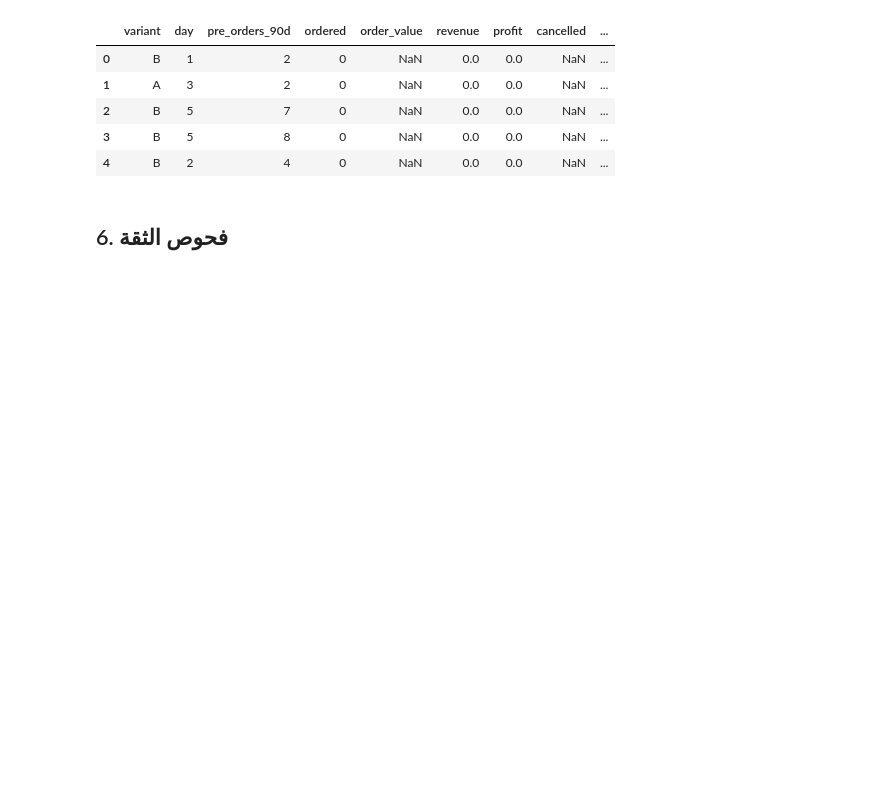
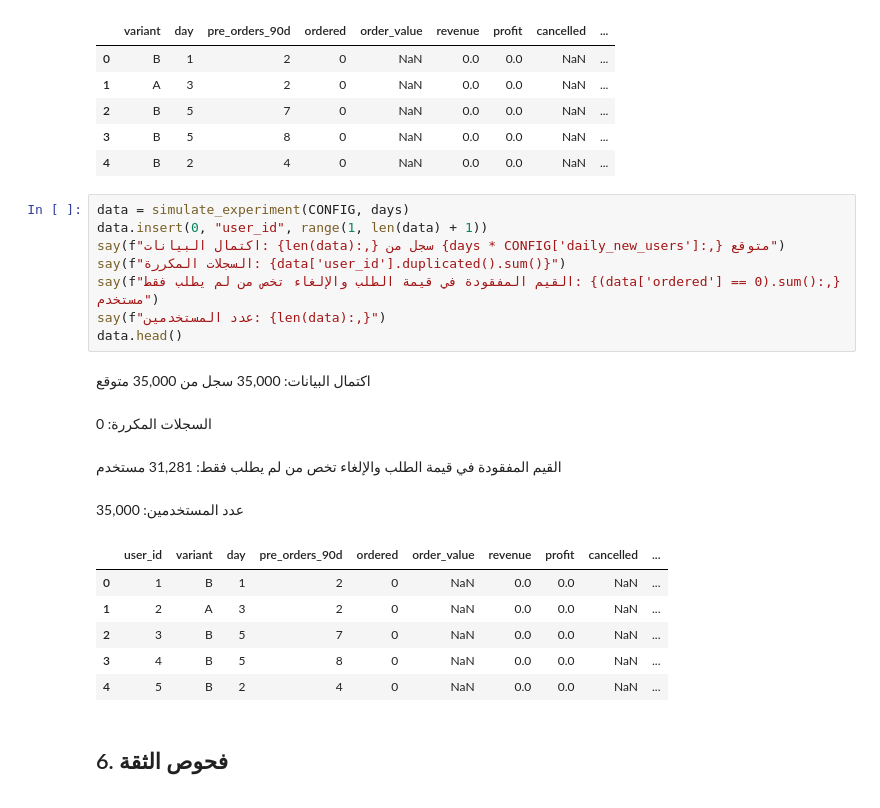
Before and after one commit to MenirahAlfadhel/-A-B-, a Jupyter notebook: Copy_ofمنيره_الفاضل_المشروع_الختامي.ipynb, the cells around one changed output. Cells and saved outputs as stored; diff of their text form; blank space fills up the shorter version.

```diff
--- a/Copy_ofمنيره_الفاضل_المشروع_الختامي.ipynb
+++ b/Copy_ofمنيره_الفاضل_المشروع_الختامي.ipynb
@@ -313,6 +317,25 @@ data.head()
 | 2 | B | 5 | 7 | 0 | NaN | 0.0 | 0.0 | NaN | ... |
 | 3 | B | 5 | 8 | 0 | NaN | 0.0 | 0.0 | NaN | ... |
 | 4 | B | 2 | 4 | 0 | NaN | 0.0 | 0.0 | NaN | ... |
+# %%
+data = simulate_experiment(CONFIG, days)
+data.insert(0, "user_id", range(1, len(data) + 1))
+say(f"اكتمال البيانات: {len(data):,} سجل من {days * CONFIG['daily_new_users']:,} متوقع")
+say(f"السجلات المكررة: {data['user_id'].duplicated().sum()}")
+say(f"القيم المفقودة في قيمة الطلب والإلغاء تخص من لم يطلب فقط: {(data['ordered'] == 0).sum():,} مستخدم")
+say(f"عدد المستخدمين: {len(data):,}")
+data.head()
+# %% [output]
+اكتمال البيانات: 35,000 سجل من 35,000 متوقع
+السجلات المكررة: 0
+القيم المفقودة في قيمة الطلب والإلغاء تخص من لم يطلب فقط: 31,281 مستخدم
+عدد المستخدمين: 35,000
+|  | user_id | variant | day | pre_orders_90d | ordered | order_value | revenue | profit | cancelled | ... |
+| 0 | 1 | B | 1 | 2 | 0 | NaN | 0.0 | 0.0 | NaN | ... |
+| 1 | 2 | A | 3 | 2 | 0 | NaN | 0.0 | 0.0 | NaN | ... |
+| 2 | 3 | B | 5 | 7 | 0 | NaN | 0.0 | 0.0 | NaN | ... |
+| 3 | 4 | B | 5 | 8 | 0 | NaN | 0.0 | 0.0 | NaN | ... |
+| 4 | 5 | B | 2 | 4 | 0 | NaN | 0.0 | 0.0 | NaN | ... |
 # %% [markdown]
 <div dir="rtl">
 
```
Also changed, not shown: parts of 4 cells of this notebook.
